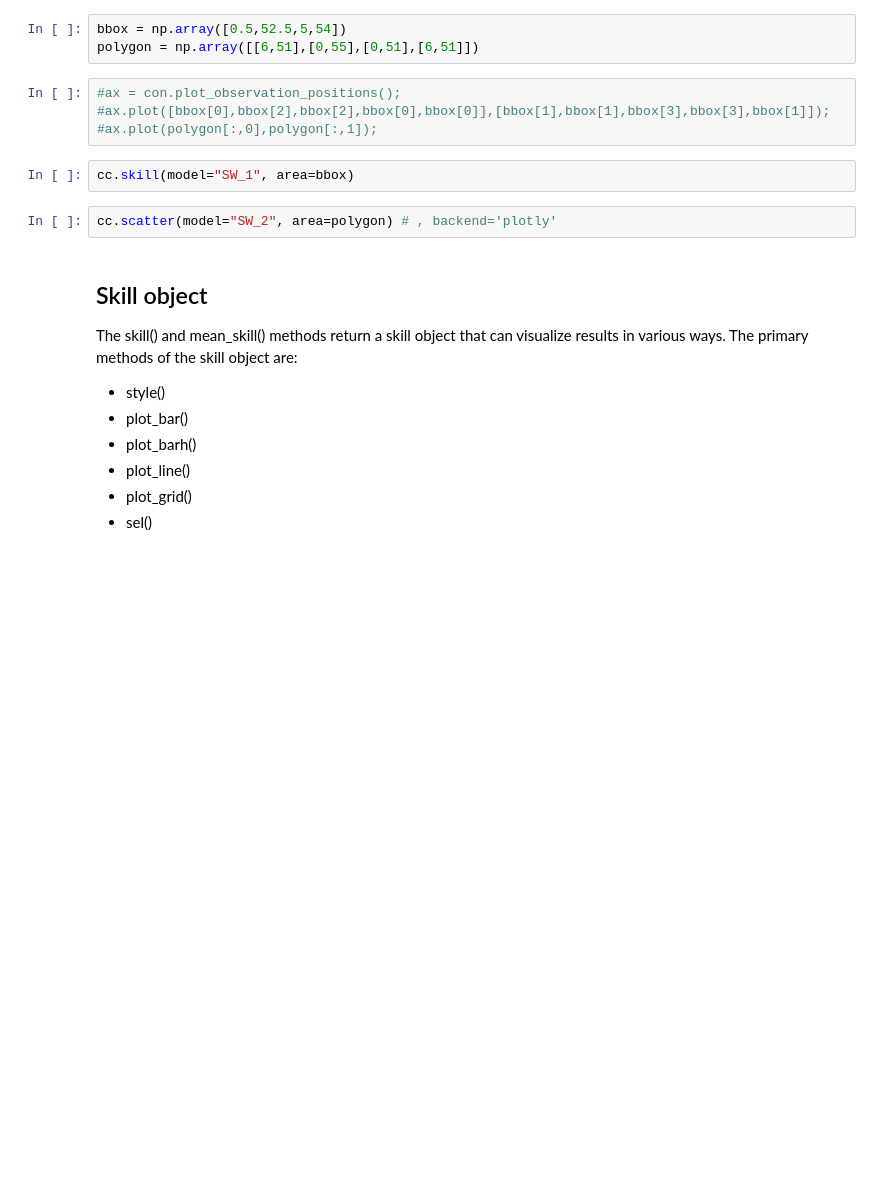
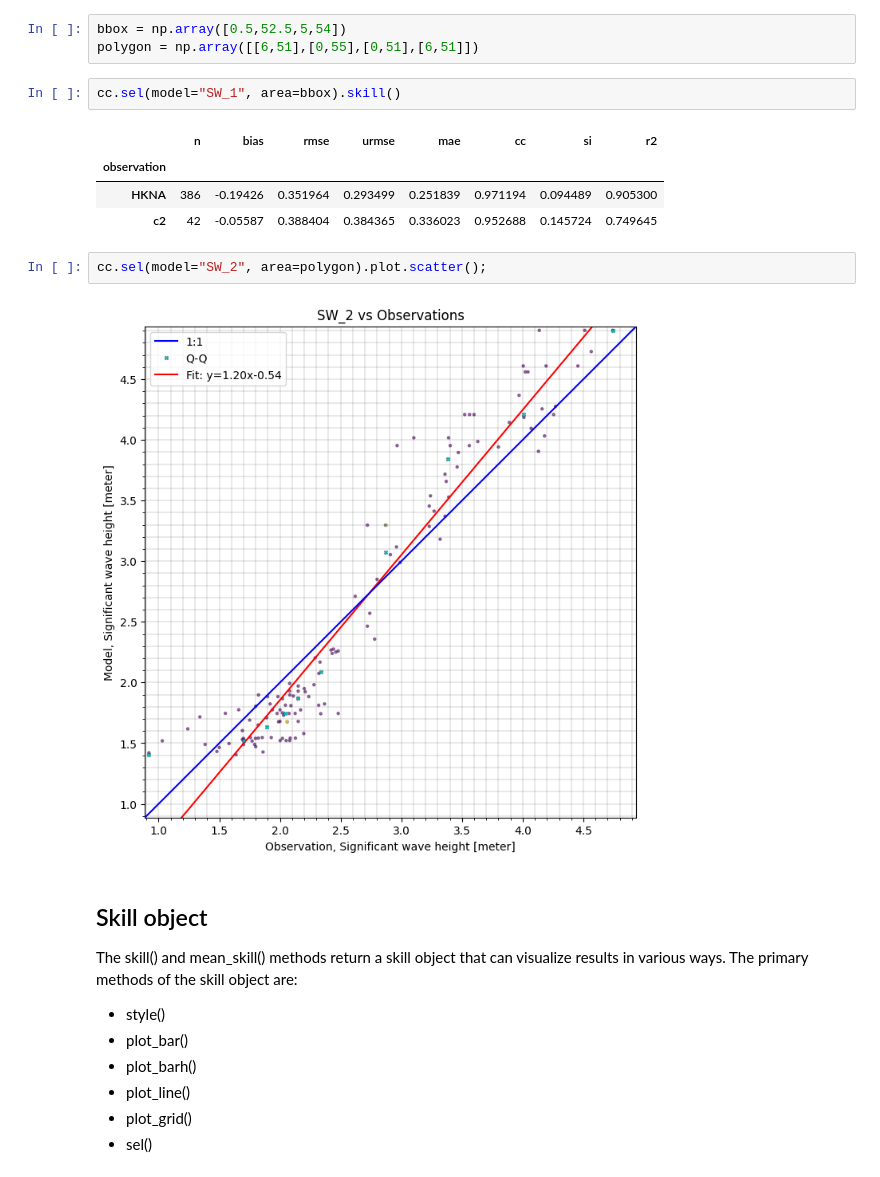
Before and after one commit to DHI/book-learn-mikeio-modelskill, a Jupyter notebook: mini_book/multi_model_comparison.ipynb, the cells around one changed output. Drawn from its saved outputs; the diff is of its cells as text; blank space fills up the shorter version.

```diff
--- a/mini_book/multi_model_comparison.ipynb
+++ b/mini_book/multi_model_comparison.ipynb
@@ -135,14 +126,17 @@ You can do you analysis in a specific `area` by providing a bounding box or a cl
 # %%
 bbox = np.array([0.5,52.5,5,54])
 polygon = np.array([[6,51],[0,55],[0,51],[6,51]])
-# %%
-#ax = con.plot_observation_positions();
-#ax.plot([bbox[0],bbox[2],bbox[2],bbox[0],bbox[0]],[bbox[1],bbox[1],bbox[3],bbox[3],bbox[1]]);
-#ax.plot(polygon[:,0],polygon[:,1]);
 # %%
-cc.skill(model="SW_1", area=bbox)
+cc.sel(model="SW_1", area=bbox).skill()
+# %% [output]
+|  | n | bias | rmse | urmse | mae | cc | si | r2 |
+| observation |  |  |  |  |  |  |  |  |
+| HKNA | 386 | -0.19426 | 0.351964 | 0.293499 | 0.251839 | 0.971194 | 0.094489 | 0.905300 |
+| c2 | 42 | -0.05587 | 0.388404 | 0.384365 | 0.336023 | 0.952688 | 0.145724 | 0.749645 |
 # %%
-cc.scatter(model="SW_2", area=polygon) # , backend='plotly'
+cc.sel(model="SW_2", area=polygon).plot.scatter();
+# %% [output]
+[figure, added]
 # %% [markdown]
 ## Skill object
 
```
Also changed, not shown: parts of 22 cells of this notebook, 7 other files.
